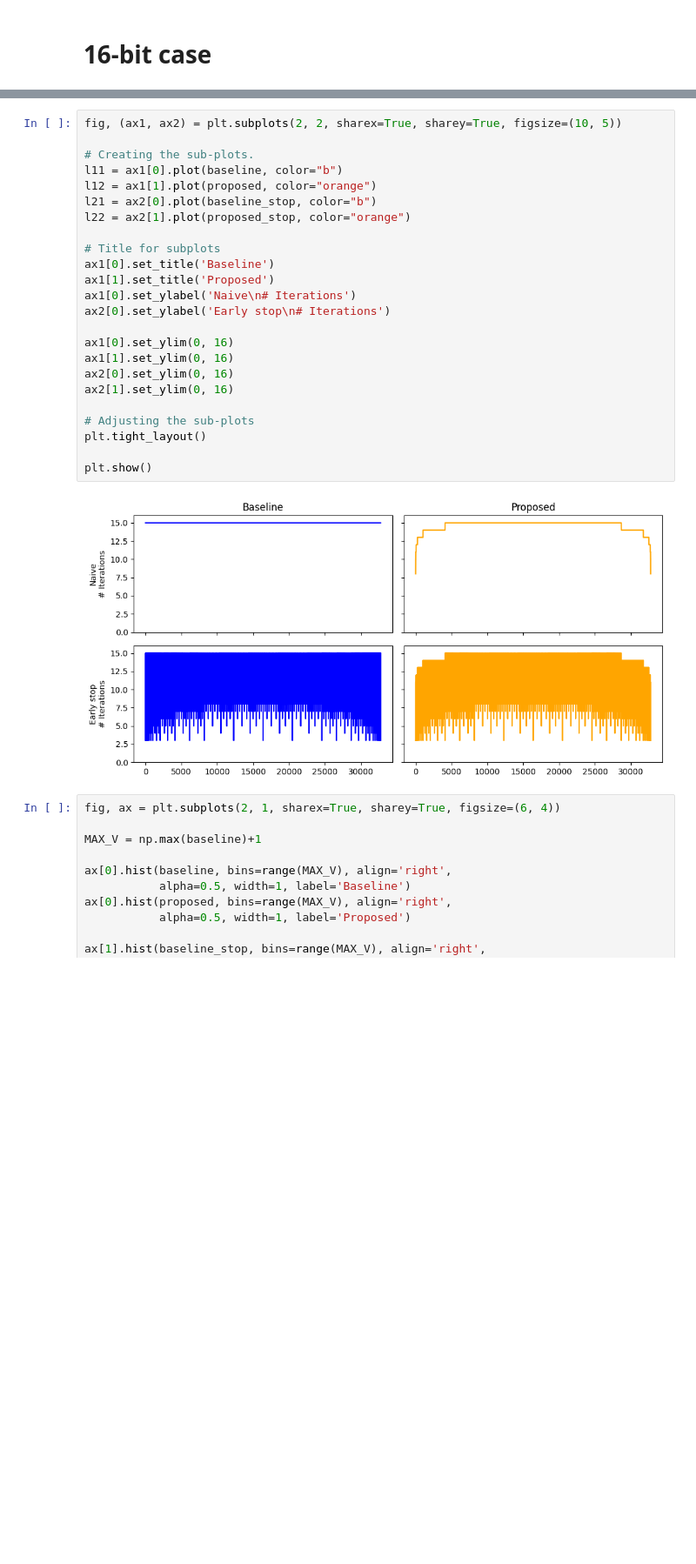
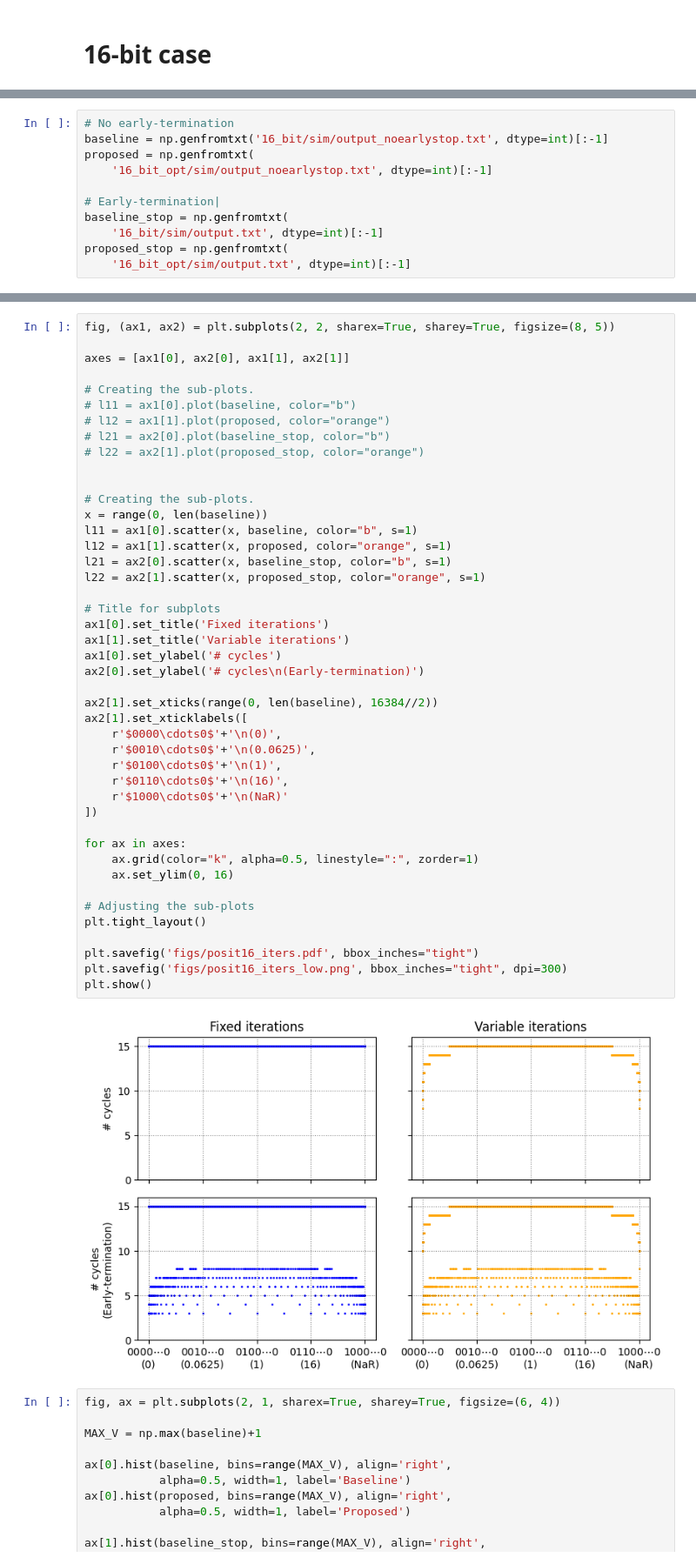
Before and after one commit to RaulMurillo/ARITH24, a Jupyter notebook: rtl/sim.ipynb, the cells around one changed output, grey strips where cells are left out. Shown at 87% size. Cells and saved outputs as stored; diff of their text form; blank space fills up the shorter version.

Commit message:
Plot and csv results

```diff
--- a/rtl/sim.ipynb
+++ b/rtl/sim.ipynb
@@ -16,0 +7,11 @@ proposed_stop = np.genfromtxt(
+# %%
+# No early-termination
+baseline = np.genfromtxt('16_bit/sim/output_noearlystop.txt', dtype=int)[:-1]
+proposed = np.genfromtxt(
+    '16_bit_opt/sim/output_noearlystop.txt', dtype=int)[:-1]
+
+# Early-termination|
+baseline_stop = np.genfromtxt(
+    '16_bit/sim/output.txt', dtype=int)[:-1]
+proposed_stop = np.genfromtxt(
+    '16_bit_opt/sim/output.txt', dtype=int)[:-1]
@@ -17,29 +22,49 @@ proposed_stop = np.genfromtxt(
 # %%
-fig, (ax1, ax2) = plt.subplots(2, 2, sharex=True, sharey=True, figsize=(10, 5))
+fig, (ax1, ax2) = plt.subplots(2, 2, sharex=True, sharey=True, figsize=(8, 5))
+
+axes = [ax1[0], ax2[0], ax1[1], ax2[1]]
 
 # Creating the sub-plots.
-l11 = ax1[0].plot(baseline, color="b")
-l12 = ax1[1].plot(proposed, color="orange")
-l21 = ax2[0].plot(baseline_stop, color="b")
-l22 = ax2[1].plot(proposed_stop, color="orange")
+# l11 = ax1[0].plot(baseline, color="b")
+# l12 = ax1[1].plot(proposed, color="orange")
+# l21 = ax2[0].plot(baseline_stop, color="b")
+# l22 = ax2[1].plot(proposed_stop, color="orange")
+
+
+# Creating the sub-plots.
+x = range(0, len(baseline))
+l11 = ax1[0].scatter(x, baseline, color="b", s=1)
+l12 = ax1[1].scatter(x, proposed, color="orange", s=1)
+l21 = ax2[0].scatter(x, baseline_stop, color="b", s=1)
+l22 = ax2[1].scatter(x, proposed_stop, color="orange", s=1)
 
 # Title for subplots
-ax1[0].set_title('Baseline')
-ax1[1].set_title('Proposed')
-ax1[0].set_ylabel('Naive\n# Iterations')
-ax2[0].set_ylabel('Early stop\n# Iterations')
+ax1[0].set_title('Fixed iterations')
+ax1[1].set_title('Variable iterations')
+ax1[0].set_ylabel('# cycles')
+ax2[0].set_ylabel('# cycles\n(Early-termination)')
 
-ax1[0].set_ylim(0, 16)
-ax1[1].set_ylim(0, 16)
-ax2[0].set_ylim(0, 16)
-ax2[1].set_ylim(0, 16)
+ax2[1].set_xticks(range(0, len(baseline), 16384//2))
+ax2[1].set_xticklabels([
+    r'$0000\cdots0$'+'\n(0)',
+    r'$0010\cdots0$'+'\n(0.0625)',
+    r'$0100\cdots0$'+'\n(1)',
+    r'$0110\cdots0$'+'\n(16)',
+    r'$1000\cdots0$'+'\n(NaR)'
+])
+
+for ax in axes:
+    ax.grid(color="k", alpha=0.5, linestyle=":", zorder=1)
+    ax.set_ylim(0, 16)
 
 # Adjusting the sub-plots
 plt.tight_layout()
 
+plt.savefig('figs/posit16_iters.pdf', bbox_inches="tight")
+plt.savefig('figs/posit16_iters_low.png', bbox_inches="tight", dpi=300)
 plt.show()
 # %% [output]
-[figure, old version]
+[figure, new version]
 # %%
 fig, ax = plt.subplots(2, 1, sharex=True, sharey=True, figsize=(6, 4))
 
```
Also changed, not shown: parts of 2 cells of this notebook, 7 other files.
